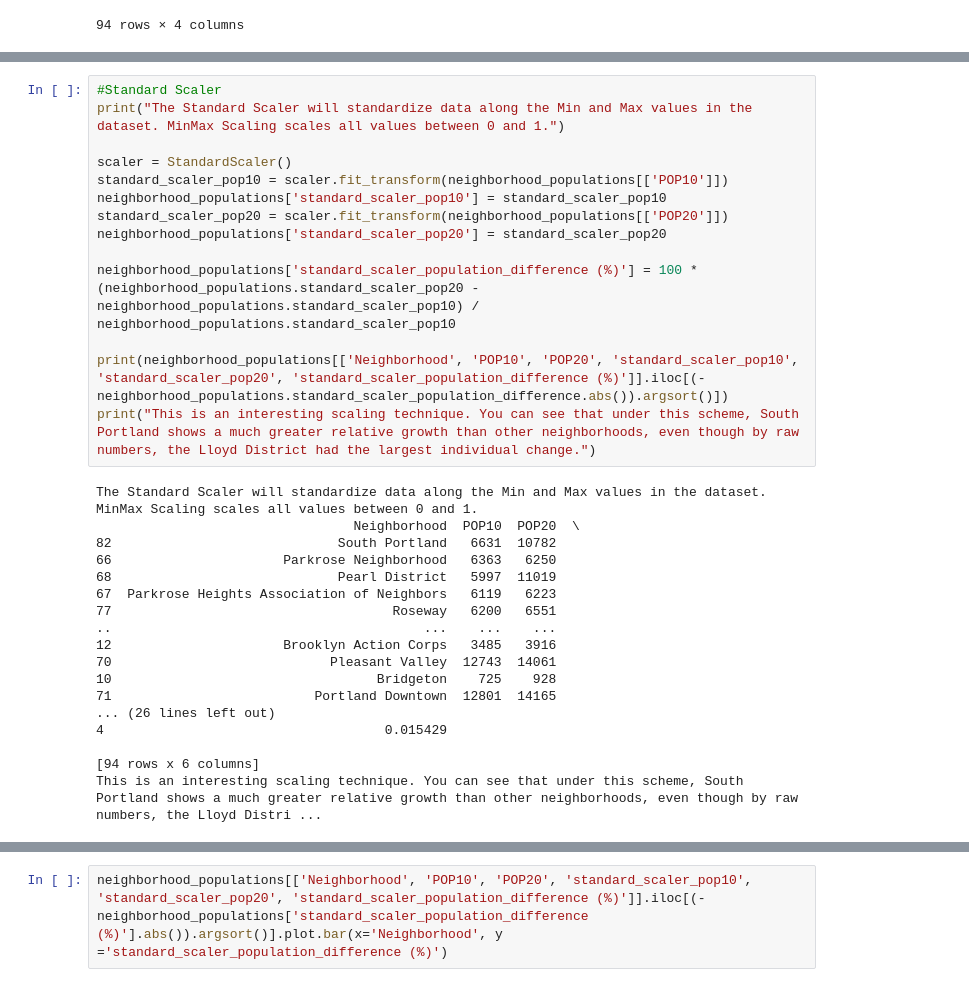
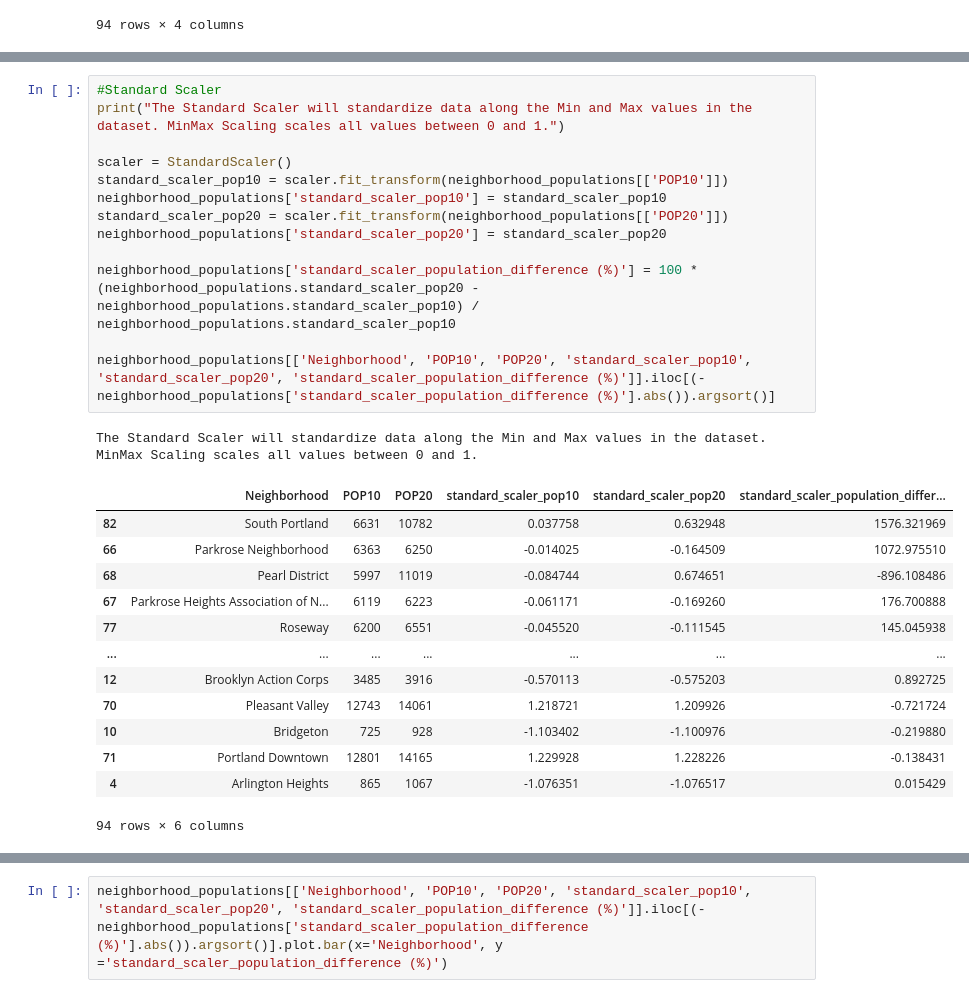
Before and after one commit to DataPanna/pdxopendatadiscotech-exploratorydataanalysis, a Jupyter notebook: pdxopendatadiscotech-eda.ipynb, the cells around one changed output, grey strips where cells are left out. Cells and saved outputs as stored; diff of their text form.

```diff
--- a/pdxopendatadiscotech-eda.ipynb
+++ b/pdxopendatadiscotech-eda.ipynb
@@ -144,32 +144,28 @@ As we can see from MinMax Standardization, POP10 is scaling to 0 for Woodland Pa
 # %%
 #Standard Scaler
 print("The Standard Scaler will standardize data along the Min and Max values in the dataset. MinMax Scaling scales all values between 0 and 1.")
 
 scaler = StandardScaler()
 standard_scaler_pop10 = scaler.fit_transform(neighborhood_populations[['POP10']])
 neighborhood_populations['standard_scaler_pop10'] = standard_scaler_pop10
 standard_scaler_pop20 = scaler.fit_transform(neighborhood_populations[['POP20']])
 neighborhood_populations['standard_scaler_pop20'] = standard_scaler_pop20
 
 neighborhood_populations['standard_scaler_population_difference (%)'] = 100 * (neighborhood_populations.standard_scaler_pop20 - neighborhood_populations.standard_scaler_pop10) / neighborhood_populations.standard_scaler_pop10
 
-print(neighborhood_populations[['Neighborhood', 'POP10', 'POP20', 'standard_scaler_pop10', 'standard_scaler_pop20', 'standard_scaler_population_difference (%)']].iloc[(-neighborhood_populations.standard_scaler_population_difference.abs()).argsort()])
-print("This is an interesting scaling technique. You can see that under this scheme, South Portland shows a much greater relative growth than other neighborhoods, even though by raw numbers, the Lloyd District had the largest individual change.")
+neighborhood_populations[['Neighborhood', 'POP10', 'POP20', 'standard_scaler_pop10', 'standard_scaler_pop20', 'standard_scaler_population_difference (%)']].iloc[(-neighborhood_populations['standard_scaler_population_difference (%)'].abs()).argsort()]
 # %% [output]
 The Standard Scaler will standardize data along the Min and Max values in the dataset. MinMax Scaling scales all values between 0 and 1.
-                                 Neighborhood  POP10  POP20  \
-82                             South Portland   6631  10782
-66                      Parkrose Neighborhood   6363   6250
-68                             Pearl District   5997  11019
-67  Parkrose Heights Association of Neighbors   6119   6223
-77                                    Roseway   6200   6551
-..                                        ...    ...    ...
-12                      Brooklyn Action Corps   3485   3916
-70                            Pleasant Valley  12743  14061
-10                                  Bridgeton    725    928
-71                          Portland Downtown  12801  14165
-... (26 lines left out)
-4                                    0.015429
-
-[94 rows x 6 columns]
-This is an interesting scaling technique. You can see that under this scheme, South Portland shows a much greater relative growth than other neighborhoods, even though by raw numbers, the Lloyd Distri ...
+|  | Neighborhood | POP10 | POP20 | standard_scaler_pop10 | standard_scaler_pop20 | standard_scaler_population_differ... |
+| 82 | South Portland | 6631 | 10782 | 0.037758 | 0.632948 | 1576.321969 |
+| 66 | Parkrose Neighborhood | 6363 | 6250 | -0.014025 | -0.164509 | 1072.975510 |
+| 68 | Pearl District | 5997 | 11019 | -0.084744 | 0.674651 | -896.108486 |
+| 67 | Parkrose Heights Association of N... | 6119 | 6223 | -0.061171 | -0.169260 | 176.700888 |
+| 77 | Roseway | 6200 | 6551 | -0.045520 | -0.111545 | 145.045938 |
+| ... | ... | ... | ... | ... | ... | ... |
+| 12 | Brooklyn Action Corps | 3485 | 3916 | -0.570113 | -0.575203 | 0.892725 |
+| 70 | Pleasant Valley | 12743 | 14061 | 1.218721 | 1.209926 | -0.721724 |
+| 10 | Bridgeton | 725 | 928 | -1.103402 | -1.100976 | -0.219880 |
+| 71 | Portland Downtown | 12801 | 14165 | 1.229928 | 1.228226 | -0.138431 |
+| 4 | Arlington Heights | 865 | 1067 | -1.076351 | -1.076517 | 0.015429 |
+94 rows × 6 columns
```
Also changed, not shown: parts of 3 cells of this notebook.
